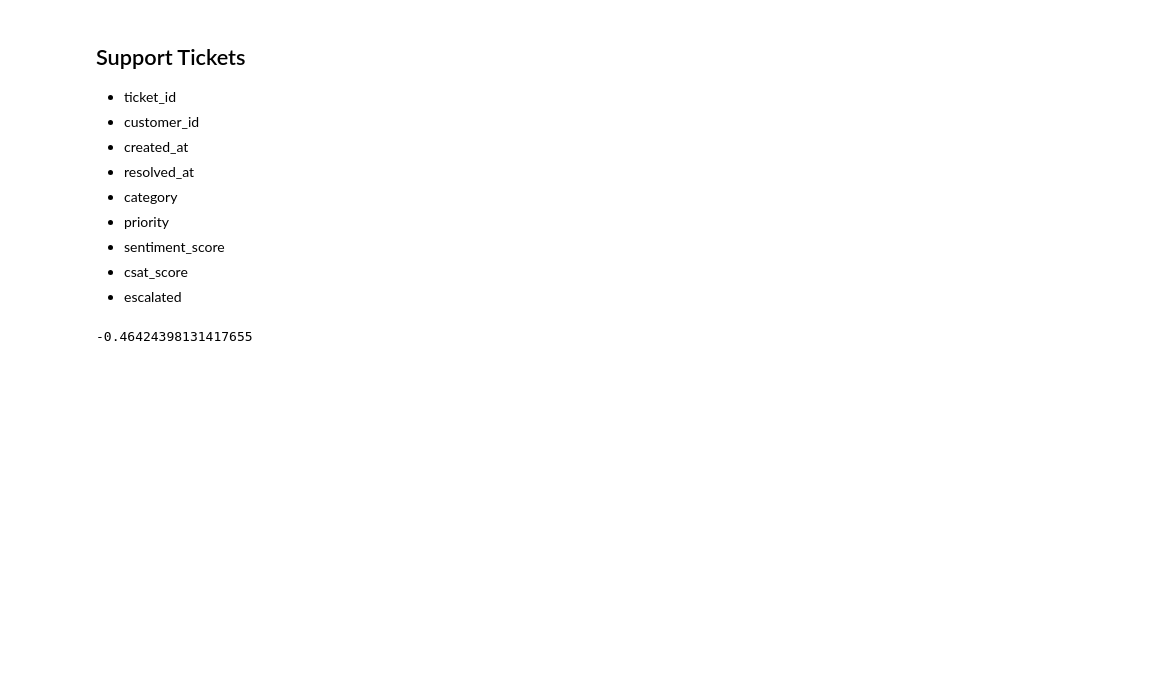
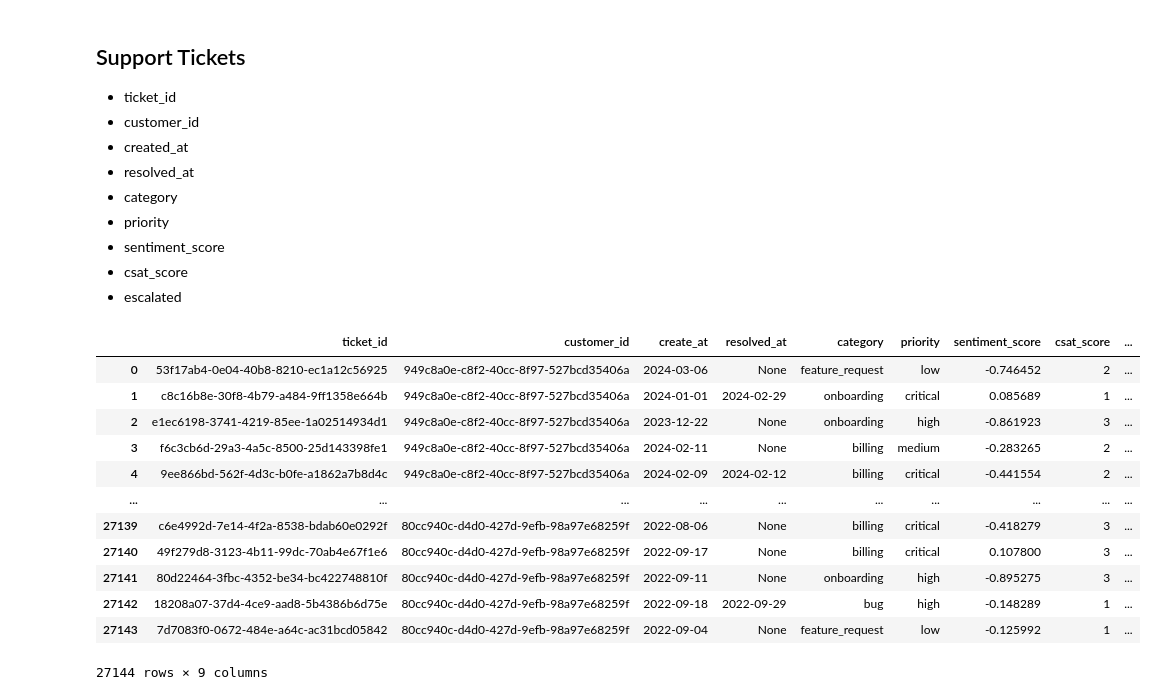
Before and after one commit to QuispeDiego/novasuite-churn-prediction, a Jupyter notebook: notebooks/01_data_generation.ipynb, the cells around one changed output. Saved outputs shown, nothing was run; the diff lists cells and outputs as text; code cells hidden in the pictures; blank space fills up the shorter version.

```diff
--- a/notebooks/01_data_generation.ipynb
+++ b/notebooks/01_data_generation.ipynb
@@ -307,6 +369,23 @@ def generar_tickets(cliente: dict):
 
     return tickets
 # %%
-np.random.uniform(-1,1)
+tickets = [generar_tickets(customer) for customer in df_customers.to_dict('records')]
-# %% [output]
--0.46424398131417655
+# %%
+tickets_flatten = [ticket for tickets_cust in tickets for ticket in tickets_cust]
+# %%
+df_tickets = pd.DataFrame(tickets_flatten)
+df_tickets
+# %% [output]
+|  | ticket_id | customer_id | create_at | resolved_at | category | priority | sentiment_score | csat_score | ... |
+| 0 | 53f17ab4-0e04-40b8-8210-ec1a12c56925 | 949c8a0e-c8f2-40cc-8f97-527bcd35406a | 2024-03-06 | None | feature_request | low | -0.746452 | 2 | ... |
+| 1 | c8c16b8e-30f8-4b79-a484-9ff1358e664b | 949c8a0e-c8f2-40cc-8f97-527bcd35406a | 2024-01-01 | 2024-02-29 | onboarding | critical | 0.085689 | 1 | ... |
+| 2 | e1ec6198-3741-4219-85ee-1a02514934d1 | 949c8a0e-c8f2-40cc-8f97-527bcd35406a | 2023-12-22 | None | onboarding | high | -0.861923 | 3 | ... |
+| 3 | f6c3cb6d-29a3-4a5c-8500-25d143398fe1 | 949c8a0e-c8f2-40cc-8f97-527bcd35406a | 2024-02-11 | None | billing | medium | -0.283265 | 2 | ... |
+| 4 | 9ee866bd-562f-4d3c-b0fe-a1862a7b8d4c | 949c8a0e-c8f2-40cc-8f97-527bcd35406a | 2024-02-09 | 2024-02-12 | billing | critical | -0.441554 | 2 | ... |
+| ... | ... | ... | ... | ... | ... | ... | ... | ... | ... |
+| 27139 | c6e4992d-7e14-4f2a-8538-bdab60e0292f | 80cc940c-d4d0-427d-9efb-98a97e68259f | 2022-08-06 | None | billing | critical | -0.418279 | 3 | ... |
+| 27140 | 49f279d8-3123-4b11-99dc-70ab4e67f1e6 | 80cc940c-d4d0-427d-9efb-98a97e68259f | 2022-09-17 | None | billing | critical | 0.107800 | 3 | ... |
+| 27141 | 80d22464-3fbc-4352-be34-bc422748810f | 80cc940c-d4d0-427d-9efb-98a97e68259f | 2022-09-11 | None | onboarding | high | -0.895275 | 3 | ... |
+| 27142 | 18208a07-37d4-4ce9-aad8-5b4386b6d75e | 80cc940c-d4d0-427d-9efb-98a97e68259f | 2022-09-18 | 2022-09-29 | bug | high | -0.148289 | 1 | ... |
+| 27143 | 7d7083f0-0672-484e-a64c-ac31bcd05842 | 80cc940c-d4d0-427d-9efb-98a97e68259f | 2022-09-04 | None | feature_request | low | -0.125992 | 1 | ... |
+27144 rows × 9 columns
```
Also changed, not shown: parts of 13 cells of this notebook, 3 other files.
